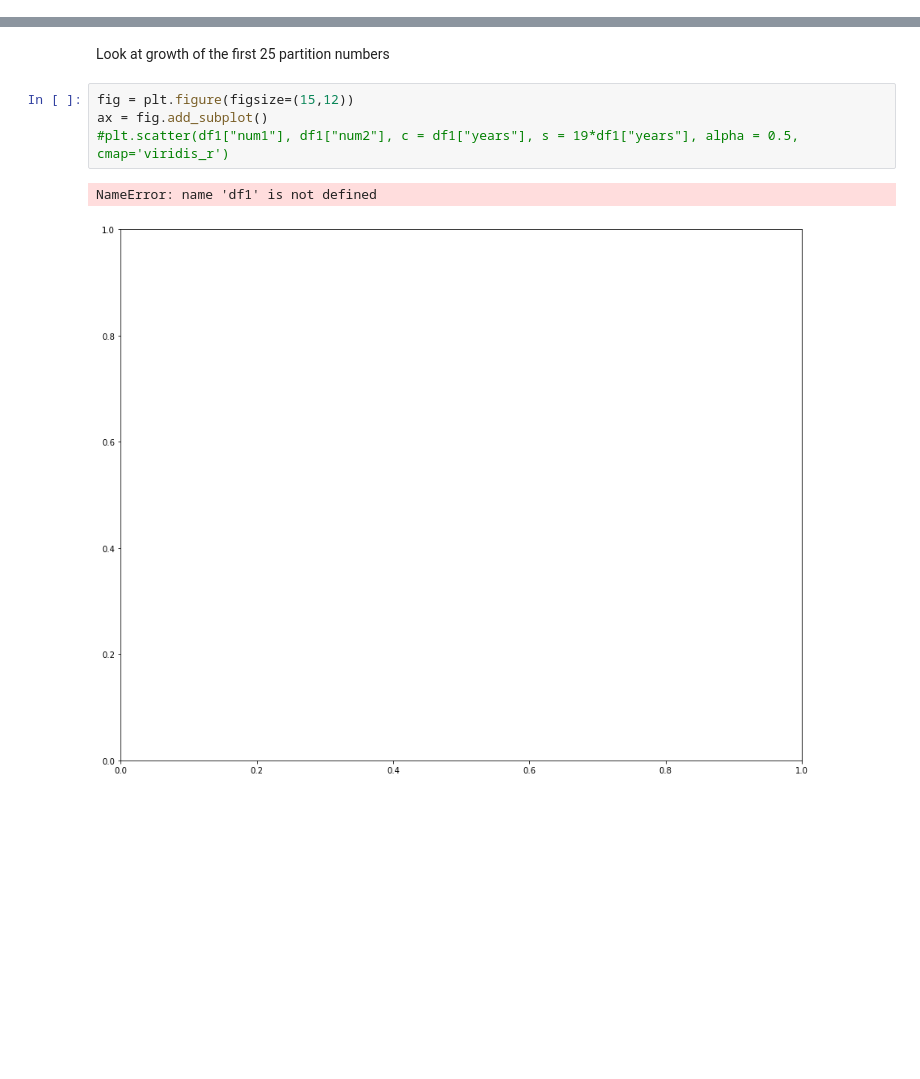
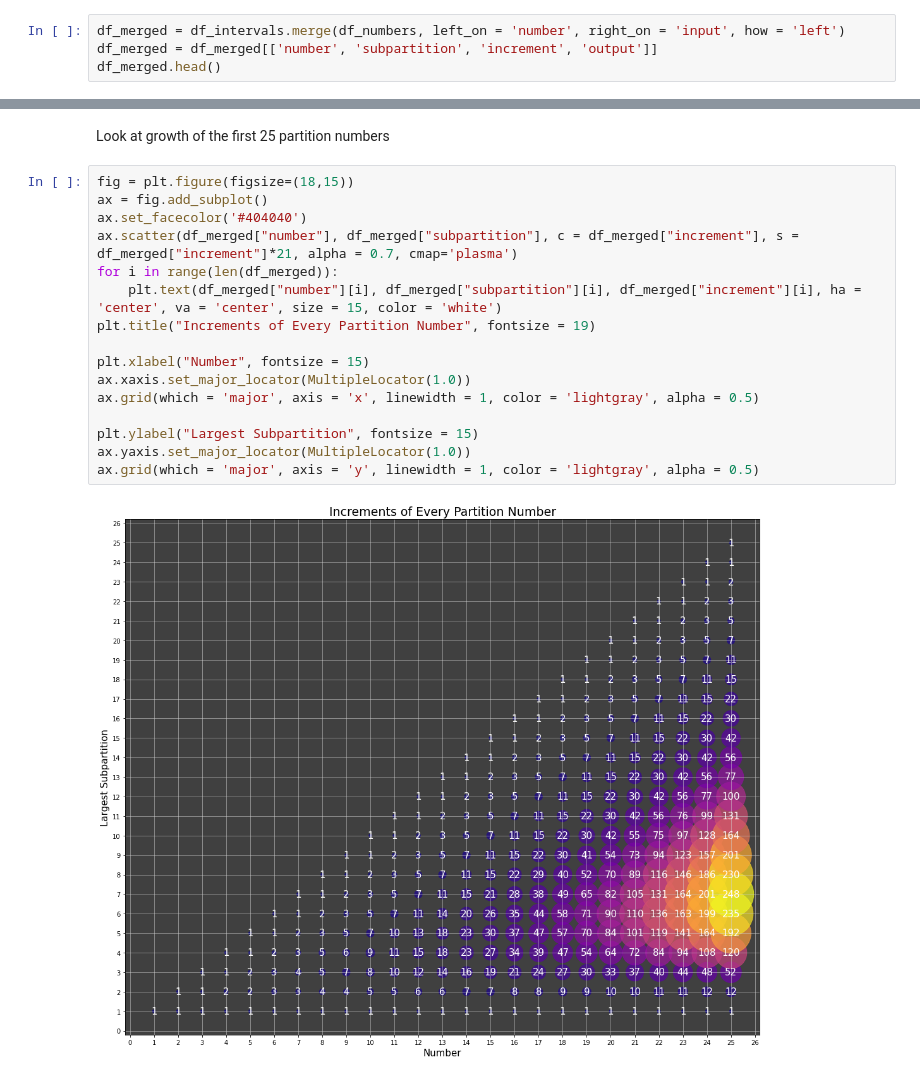
Before and after one commit to lejaja9/Riddlers, a Jupyter notebook: Riddles/Euler_78.ipynb, the cells around one changed output, grey strips where cells are left out. Cells and saved outputs as stored; diff of their text form; blank space fills up the shorter version.

```diff
--- a/Riddles/Euler_78.ipynb
+++ b/Riddles/Euler_78.ipynb
@@ -67,3 +68,7 @@ df_intervals.head()
 | 2 | 2 | 2 | 1 |
 | 3 | 3 | 1 | 1 |
 | 4 | 3 | 2 | 1 |
+# %%
+df_merged = df_intervals.merge(df_numbers, left_on = 'number', right_on = 'input', how = 'left')
+df_merged = df_merged[['number', 'subpartition', 'increment', 'output']]
+df_merged.head()
@@ -70,9 +82,20 @@ df_intervals.head()
 # %% [markdown]
 Look at growth of the first 25 partition numbers
-# %%
-fig = plt.figure(figsize=(15,12))
-ax = fig.add_subplot()
-#plt.scatter(df1["num1"], df1["num2"], c = df1["years"], s = 19*df1["years"], alpha = 0.5, cmap='viridis_r')
-# %% [output]
-NameError: name 'df1' is not defined
-[figure, removed]
+# %%
+fig = plt.figure(figsize=(18,15))
+ax = fig.add_subplot()
+ax.set_facecolor('#404040')
+ax.scatter(df_merged["number"], df_merged["subpartition"], c = df_merged["increment"], s = df_merged["increment"]*21, alpha = 0.7, cmap='plasma')
+for i in range(len(df_merged)):
+    plt.text(df_merged["number"][i], df_merged["subpartition"][i], df_merged["increment"][i], ha = 'center', va = 'center', size = 15, color = 'white')
+plt.title("Increments of Every Partition Number", fontsize = 19)
+
+plt.xlabel("Number", fontsize = 15)
+ax.xaxis.set_major_locator(MultipleLocator(1.0))
+ax.grid(which = 'major', axis = 'x', linewidth = 1, color = 'lightgray', alpha = 0.5)
+
+plt.ylabel("Largest Subpartition", fontsize = 15)
+ax.yaxis.set_major_locator(MultipleLocator(1.0))
+ax.grid(which = 'major', axis = 'y', linewidth = 1, color = 'lightgray', alpha = 0.5)
+# %% [output]
+[figure, added]
```
Also changed, not shown: parts of 7 cells of this notebook, 2 other files.
